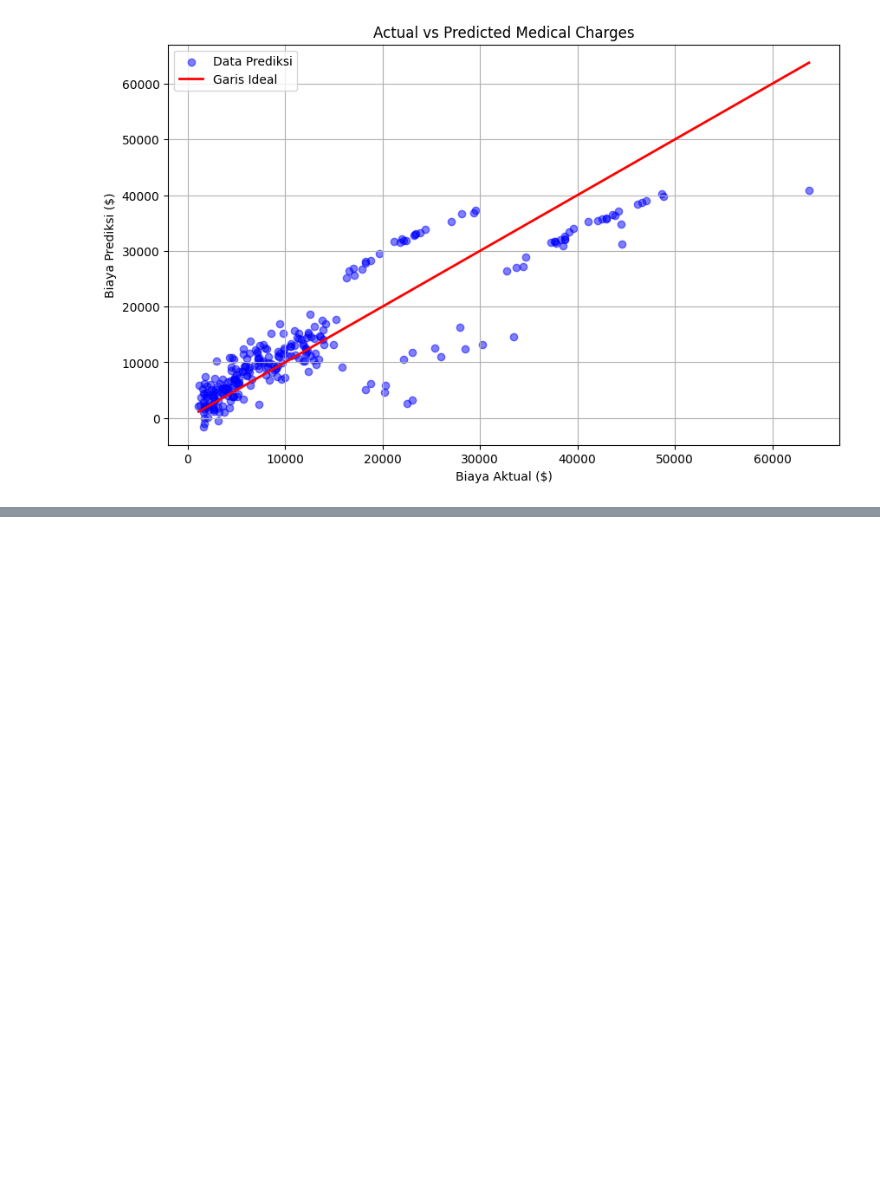
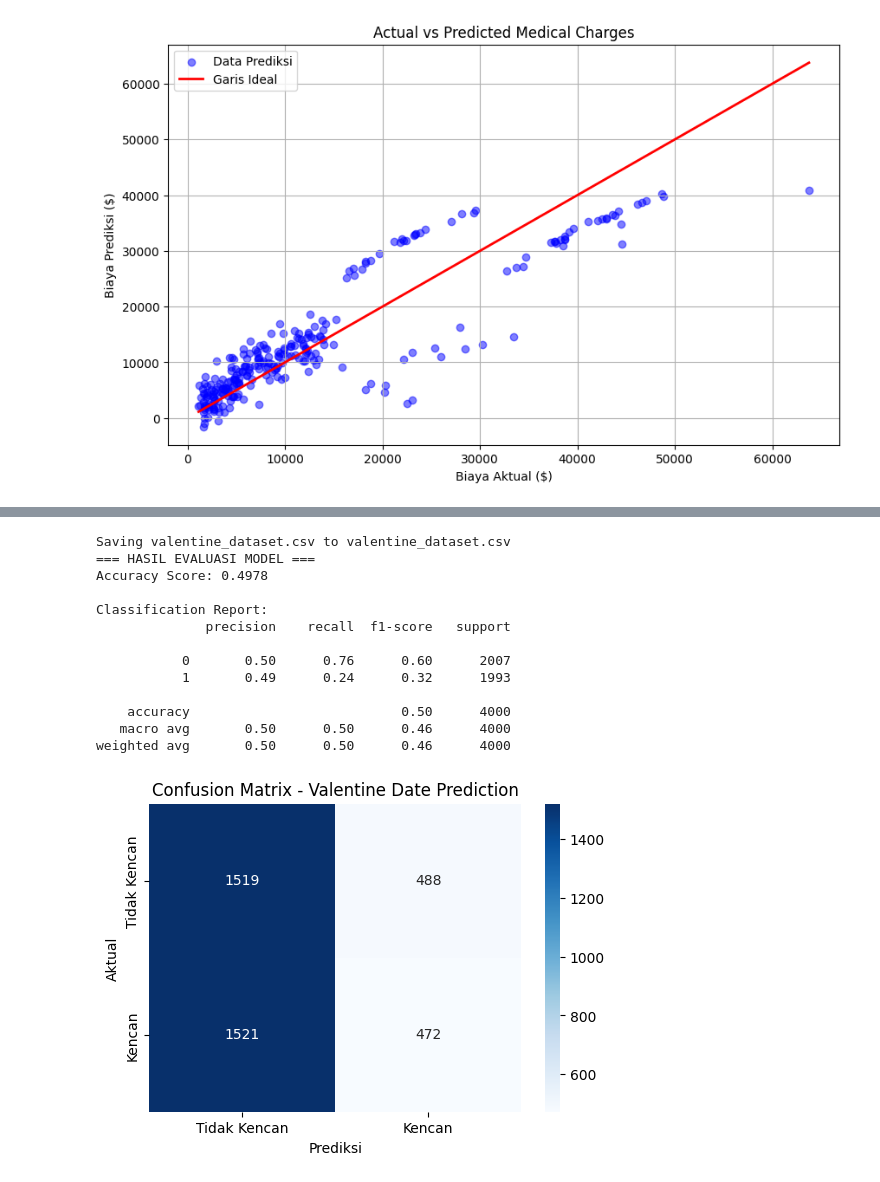
Before and after one commit to meryymarta/DataMining, a Jupyter notebook: Week6_Regression.ipynb, the cells around one changed output, grey strips where cells are left out. Saved outputs shown, nothing was run; the diff lists cells and outputs as text; code cells hidden in the pictures; blank space fills up the shorter version.

```diff
--- a/Week6_Regression.ipynb
+++ b/Week6_Regression.ipynb
@@ -400,0 +462,65 @@ R-Squared: 0.7836
+# %%
+#TUGAS 2
+#LOGISTIK REGRESSION - DATA VALENTINE
+
+import pandas as pd
+import numpy as np
+import matplotlib.pyplot as plt
+import seaborn as sns
+from sklearn.model_selection import train_test_split
+from sklearn.linear_model import LogisticRegression
+from sklearn.metrics import classification_report, confusion_matrix, accuracy_score
+from sklearn.preprocessing import LabelEncoder, StandardScaler
+
+from google.colab import files
+uploaded = files.upload()
+
+#Load Dataset
+df = pd.read_csv('valentine_dataset.csv')
+
+#Pra-pemrosesan Data
+#Menghapus kolom 'Name' karena tidak memiliki nilai prediktif
+df_model = df.drop(columns=['Name'])
+
+#Mengubah data kategorikal menjadi numerik menggunakan LabelEncoder
+le = LabelEncoder()
+df_model['Gender'] = le.fit_transform(df_model['Gender'])
+df_model['Educational_Status'] = le.fit_transform(df_model['Educational_Status'])
+df_model['Job_Type'] = le.fit_transform(df_model['Job_Type'])
+
+#Pemisahan Fitur (X) dan Target (y)
+X = df_model.drop(columns=['Valentine_Date'])
+y = df_model['Valentine_Date']
+
+#Membagi data menjadi Training Set dan Test Set (80% Training, 20% Test)
+X_train, X_test, y_train, y_test = train_test_split(X, y, test_size=0.2, random_state=42)
+
+#Feature Scaling (Sangat penting untuk Logistic Regression)
+scaler = StandardScaler()
+X_train_scaled = scaler.fit_transform(X_train)
+X_test_scaled = scaler.transform(X_test)
+
+#Membangun dan Melatih Model Logistic Regression
+model = LogisticRegression()
+model.fit(X_train_scaled, y_train)
+
+#Melakukan Prediksi
+y_pred = model.predict(X_test_scaled)
+
+#Evaluasi Model
+print("=== HASIL EVALUASI MODEL ===")
+print(f"Accuracy Score: {accuracy_score(y_test, y_pred):.4f}")
+print("\nClassification Report:")
+print(classification_report(y_test, y_pred))
+
+#Visualisasi Confusion Matrix
+cm = confusion_matrix(y_test, y_pred)
+plt.figure(figsize=(6,4))
+sns.heatmap(cm, annot=True, fmt='d', cmap='Blues',
+            xticklabels=['Tidak Kencan', 'Kencan'],
+            yticklabels=['Tidak Kencan', 'Kencan'])
+plt.xlabel('Prediksi')
+plt.ylabel('Aktual')
+plt.title('Confusion Matrix - Valentine Date Prediction')
+plt.show()
+# %% [output]
@@ -401,3 +528,17 @@ R-Squared: 0.7836
+Saving valentine_dataset.csv to valentine_dataset.csv
+=== HASIL EVALUASI MODEL ===
+Accuracy Score: 0.4978
+
+Classification Report:
+              precision    recall  f1-score   support
+
+           0       0.50      0.76      0.60      2007
+           1       0.49      0.24      0.32      1993
+
+    accuracy                           0.50      4000
+   macro avg       0.50      0.50      0.46      4000
+weighted avg       0.50      0.50      0.46      4000
+[figure, added]
 # %%
 #TUGAS 3
 #membuat prediksi Polynomial regression pada data harga labu
```
Also changed, not shown: parts of 2 cells of this notebook.
